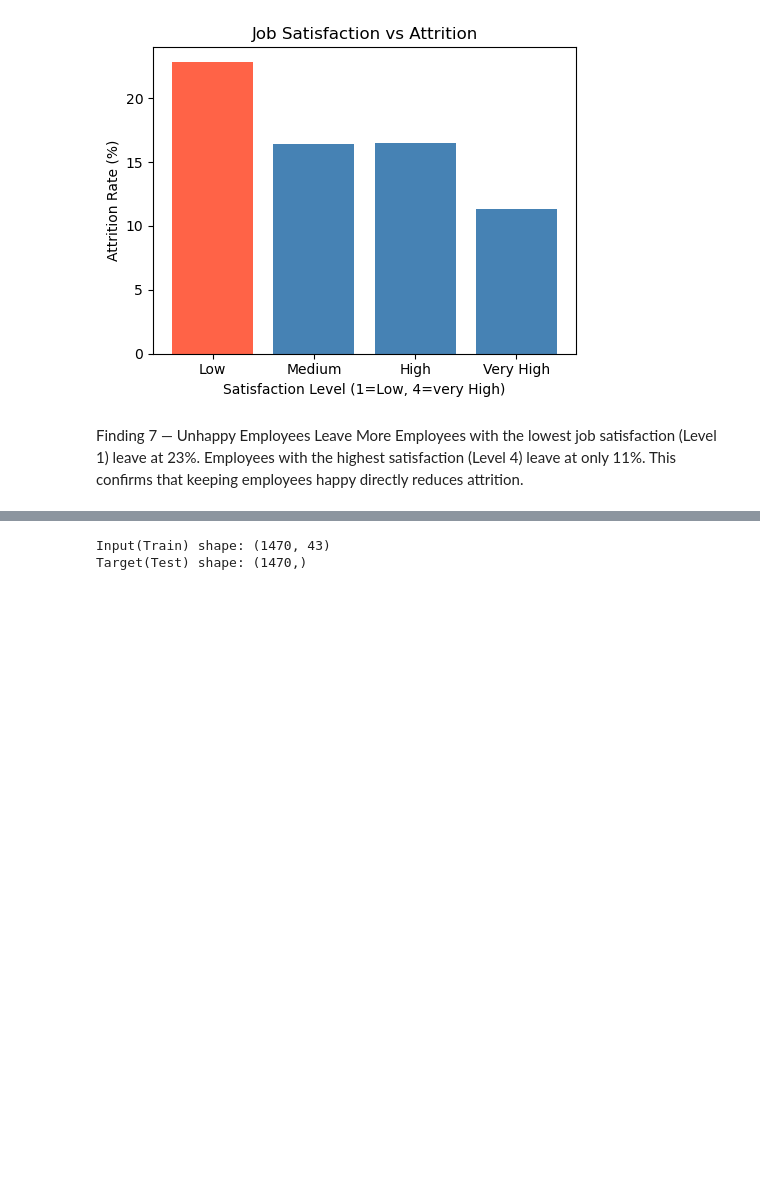
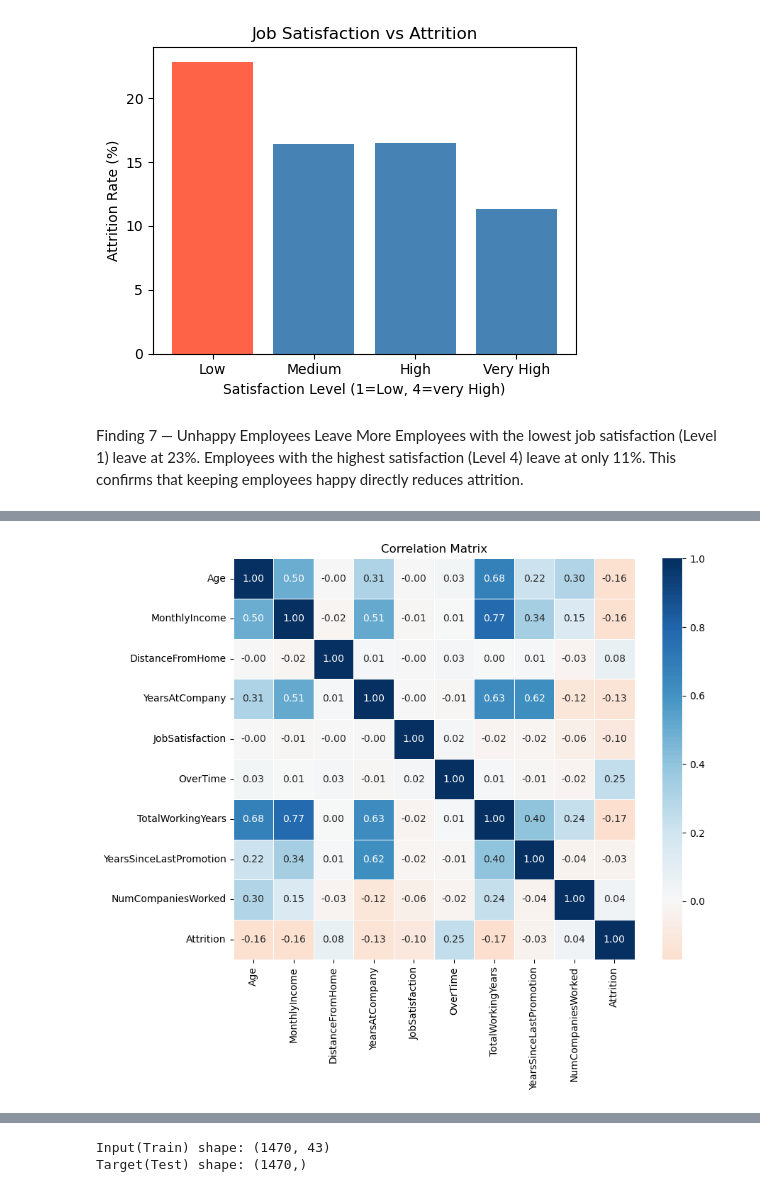
Before and after one commit to Meghna-K03/hr-attrition-predictor, a Jupyter notebook: employee.ipynb, the cells around one changed output, grey strips where cells are left out. Drawn from its saved outputs; the diff is of its cells as text; code cells hidden in the pictures; blank space fills up the shorter version.

```diff
--- a/employee.ipynb
+++ b/employee.ipynb
@@ -310,3 +310,10 @@ Finding 7 — Unhappy Employees Leave More
 Employees with the lowest job satisfaction (Level 1) leave at 23%.
 Employees with the highest satisfaction (Level 4) leave at only 11%.
 This confirms that keeping employees happy directly reduces attrition.
+# %%
+# Find how each column relates to Attrition
+df = pd.read_csv('hr_clean.csv')
+corr_with_attrition = df.corr()['Attrition'].sort_values(ascending=False).drop('Attrition')
+
+print("How each factor correlates with Attrition:")
+print(corr_with_attrition.head(10))
@@ -312,0 +333,23 @@ This confirms that keeping employees happy directly reduces attrition.
+# %%
+# Pick only the most important columns
+cols = ['Age', 'MonthlyIncome', 'DistanceFromHome',
+        'YearsAtCompany', 'JobSatisfaction', 'OverTime',
+        'TotalWorkingYears', 'YearsSinceLastPromotion',
+        'NumCompaniesWorked', 'Attrition']
+
+# heatmap
+plt.figure(figsize=(10, 8))
+sns.heatmap(
+    df[cols].corr(),
+    annot=True,
+    fmt='.2f',
+    cmap='RdBu',
+    center=0,
+    square=True,
+    linewidths=0.5
+)
+plt.title("Correlation Matrix")
+plt.tight_layout()
+plt.show()
+# %% [output]
+[figure, added]
```
Also changed, not shown: parts of 7 cells of this notebook.
